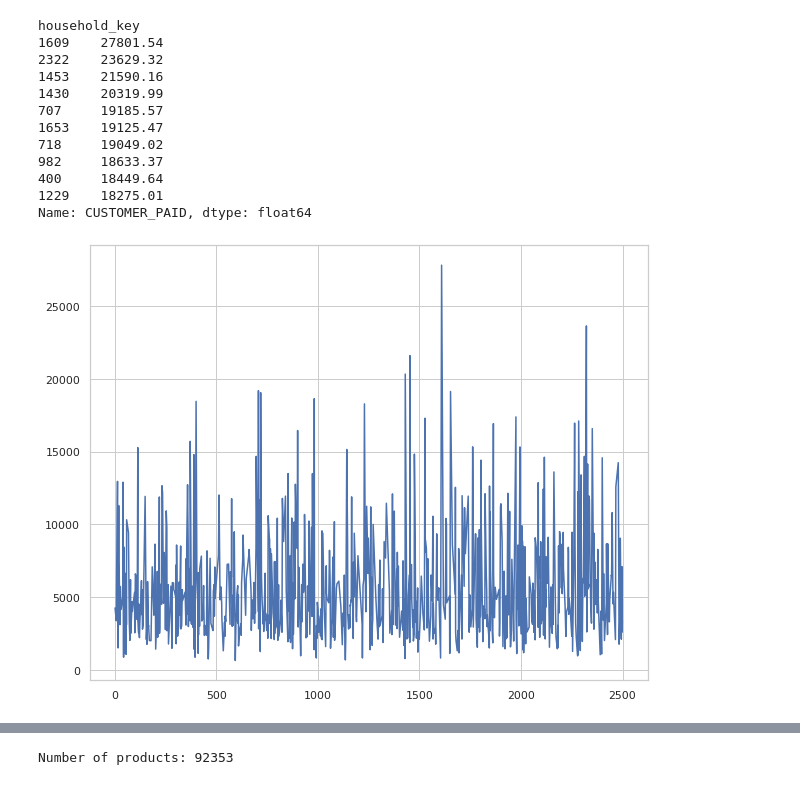
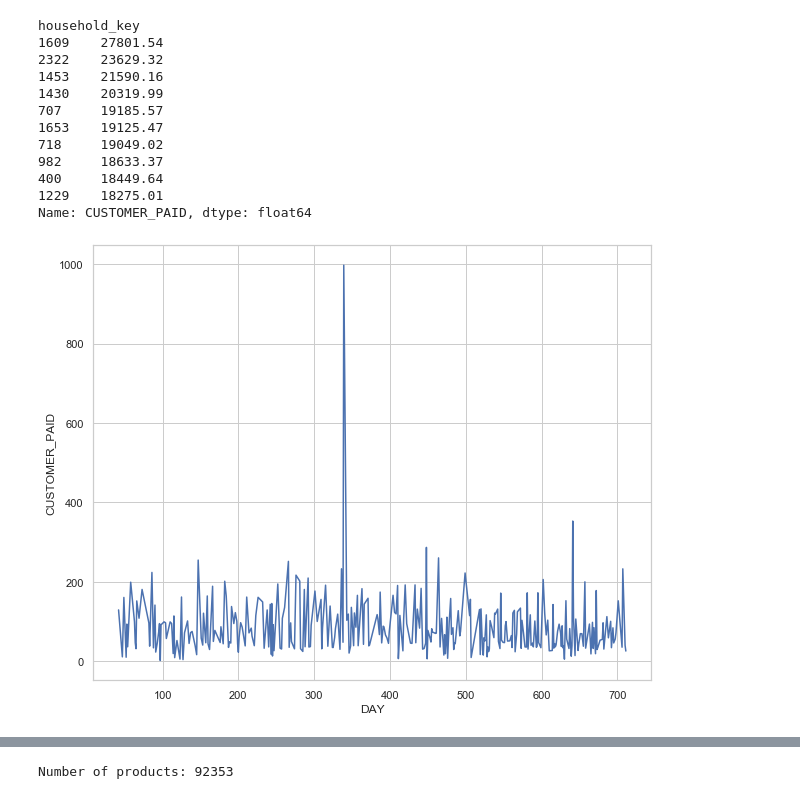
Before and after one commit to BoschSamuel/ADA_Project_2019, a Jupyter notebook: RQ7_mladen.ipynb, the cells around one changed output, grey strips where cells are left out. Cells and saved outputs as stored; diff of their text form; code cells hidden in the pictures.

```diff
--- a/RQ7_mladen.ipynb
+++ b/RQ7_mladen.ipynb
@@ -436,8 +436,8 @@ Name: CUSTOMER_PAID, dtype: float64
 # %%
 fig, ax = plt.subplots(figsize=(10, 8))
 
-sns.lineplot(data=df_top_buyers)
+sns.lineplot(x='DAY', y='CUSTOMER_PAID', data=df[df['household_key'] == 1609])
 
 plt.show()
 # %% [output]
-[figure, old version]
+[figure, new version]
```
Also changed, not shown: parts of 38 cells of this notebook.
